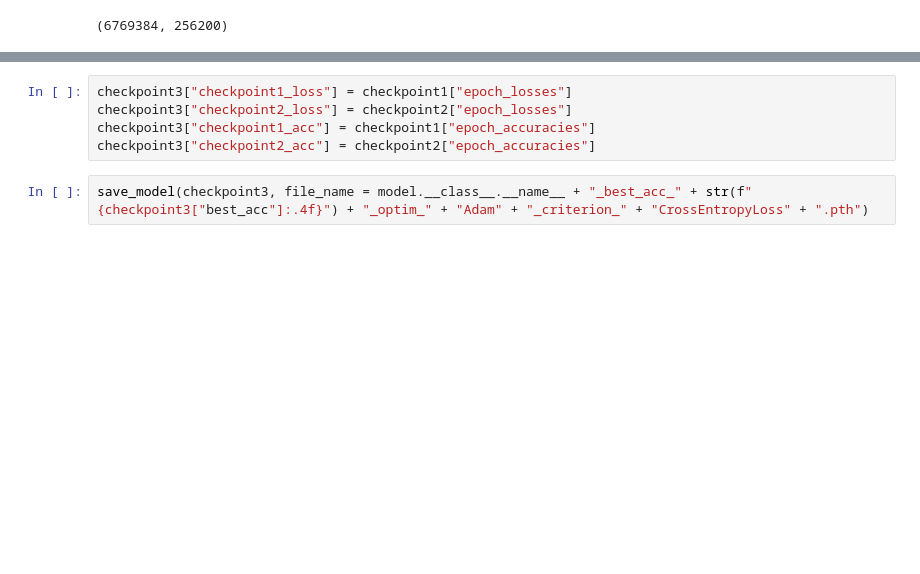
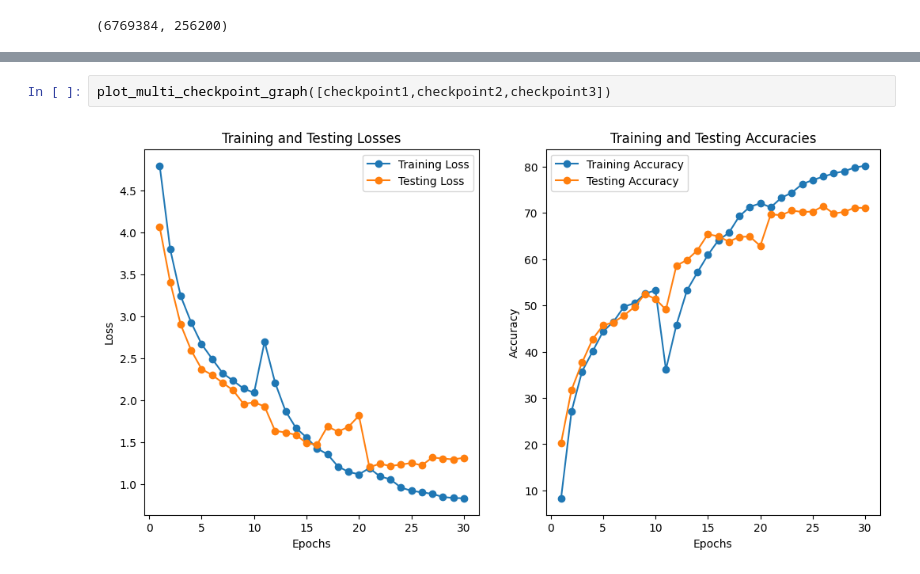
Before and after one commit to shubham282raj/CNN-Image-Classification, a Jupyter notebook: efficientnet_no_data_augmentation.ipynb, the cells around one changed output, grey strips where cells are left out. Saved outputs shown, nothing was run; the diff lists cells and outputs as text; blank space fills up the shorter version.

```diff
--- a/efficientnet_no_data_augmentation.ipynb
+++ b/efficientnet_no_data_augmentation.ipynb
@@ -142,7 +143,4 @@ EfficientNet_best_acc_69.7446__epoch_10_optim_Adam_criterion_CrossEntropyLoss
-# %%
-checkpoint3["checkpoint1_loss"] = checkpoint1["epoch_losses"]
-checkpoint3["checkpoint2_loss"] = checkpoint2["epoch_losses"]
-checkpoint3["checkpoint1_acc"] = checkpoint1["epoch_accuracies"]
-checkpoint3["checkpoint2_acc"] = checkpoint2["epoch_accuracies"]
-# %%
-save_model(checkpoint3, file_name = model.__class__.__name__ + "_best_acc_" + str(f"{checkpoint3["best_acc"]:.4f}") + "_optim_" + "Adam" + "_criterion_" + "CrossEntropyLoss" + ".pth")
+# %%
+plot_multi_checkpoint_graph([checkpoint1,checkpoint2,checkpoint3])
+# %% [output]
+[figure, added]
```
Also changed, not shown: parts of 4 cells of this notebook.
